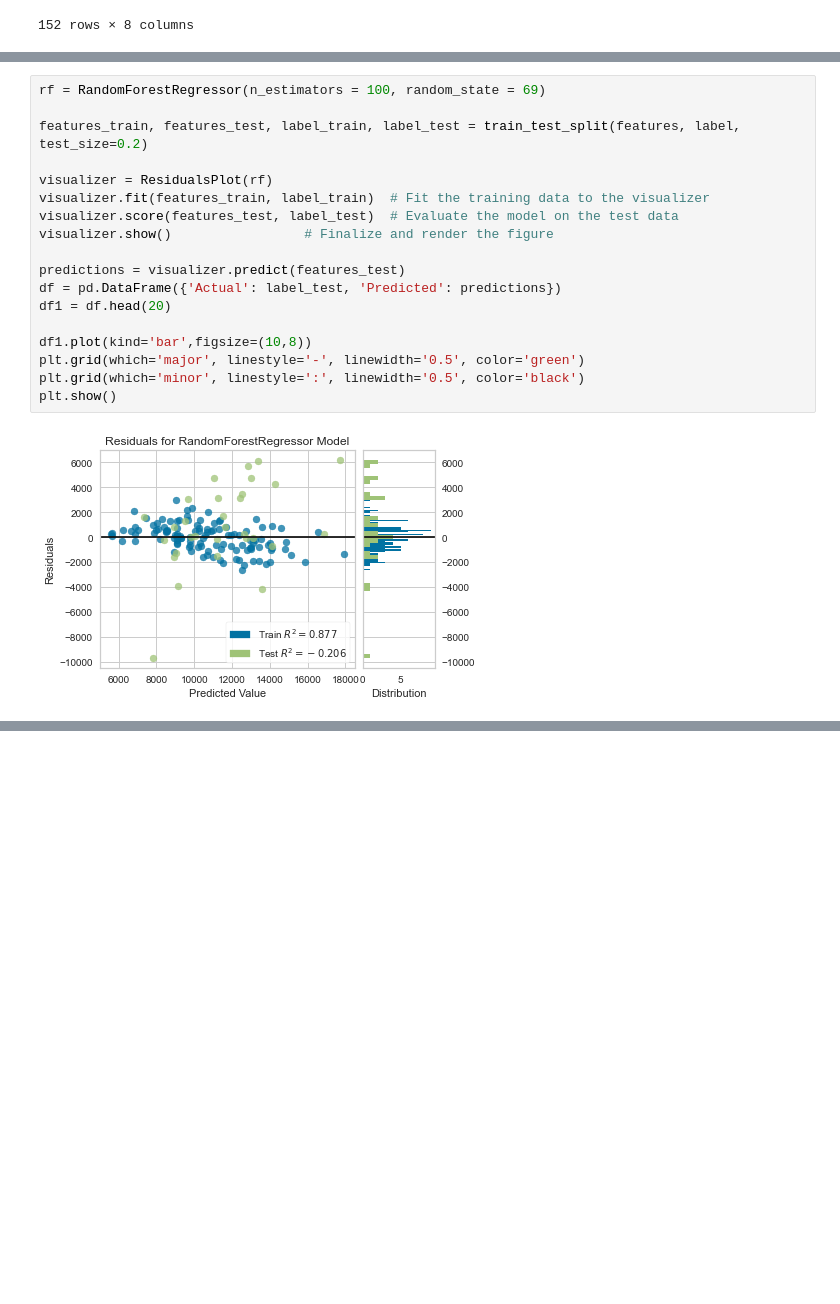
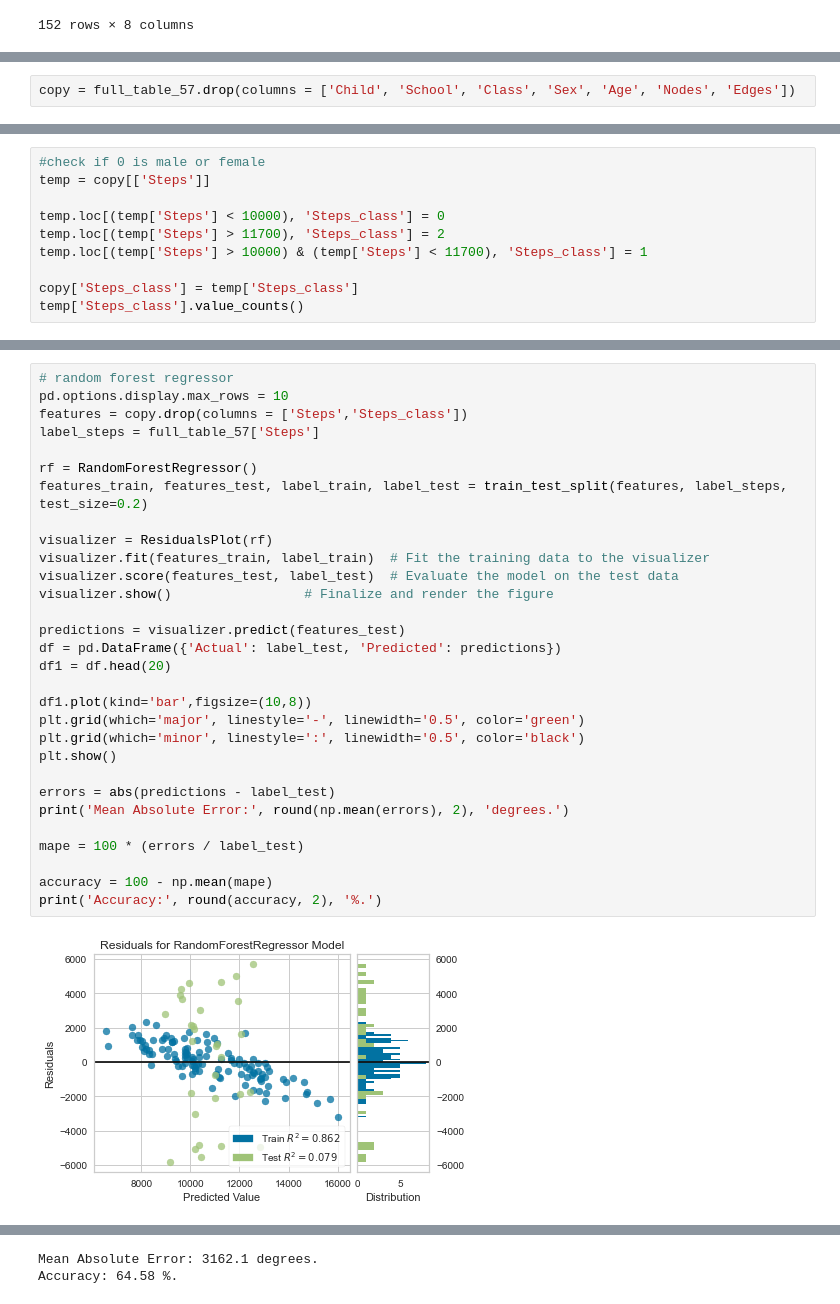
Before and after one commit to Shoarmin/baproject, a Jupyter notebook: final-Copy3.ipynb, the cells around one changed output, grey strips where cells are left out. Cells and saved outputs as stored; diff of their text form; blank space fills up the shorter version.

```diff
--- a/final-Copy3.ipynb
+++ b/final-Copy3.ipynb
@@ -261 +234,3 @@ Name: Steps, dtype: float64
+# %%
+copy = full_table_57.drop(columns = ['Child', 'School', 'Class', 'Sex', 'Age', 'Nodes', 'Edges'])
 # %%
@@ -392,0 +248,10 @@ If heteroscedasticity is apparent, confidence intervals and predictions will be
+# %%
+#check if 0 is male or female
+temp = copy[['Steps']]
+
+temp.loc[(temp['Steps'] < 10000), 'Steps_class'] = 0
+temp.loc[(temp['Steps'] > 11700), 'Steps_class'] = 2
+temp.loc[(temp['Steps'] > 10000) & (temp['Steps'] < 11700), 'Steps_class'] = 1
+
+copy['Steps_class'] = temp['Steps_class']
+temp['Steps_class'].value_counts()
@@ -393,20 +450,32 @@ If heteroscedasticity is apparent, confidence intervals and predictions will be
 # %%
-rf = RandomForestRegressor(n_estimators = 100, random_state = 69)
+# random forest regressor
+pd.options.display.max_rows = 10
+features = copy.drop(columns = ['Steps','Steps_class'])
+label_steps = full_table_57['Steps']
 
-features_train, features_test, label_train, label_test = train_test_split(features, label, test_size=0.2)
+rf = RandomForestRegressor()
+features_train, features_test, label_train, label_test = train_test_split(features, label_steps, test_size=0.2)
 
 visualizer = ResidualsPlot(rf)
 visualizer.fit(features_train, label_train)  # Fit the training data to the visualizer
 visualizer.score(features_test, label_test)  # Evaluate the model on the test data
 visualizer.show()                 # Finalize and render the figure
 
 predictions = visualizer.predict(features_test)
 df = pd.DataFrame({'Actual': label_test, 'Predicted': predictions})
 df1 = df.head(20)
 
 df1.plot(kind='bar',figsize=(10,8))
 plt.grid(which='major', linestyle='-', linewidth='0.5', color='green')
 plt.grid(which='minor', linestyle=':', linewidth='0.5', color='black')
 plt.show()
+
+errors = abs(predictions - label_test)
+print('Mean Absolute Error:', round(np.mean(errors), 2), 'degrees.')
+
+mape = 100 * (errors / label_test)
+
+accuracy = 100 - np.mean(mape)
+print('Accuracy:', round(accuracy, 2), '%.')
 # %% [output]
-[figure, old version]
+[figure, new version]
@@ -413,0 +483,2 @@ plt.show()
+Mean Absolute Error: 3162.1 degrees.
+Accuracy: 64.58 %.
```
Also changed, not shown: parts of 22 cells of this notebook.
